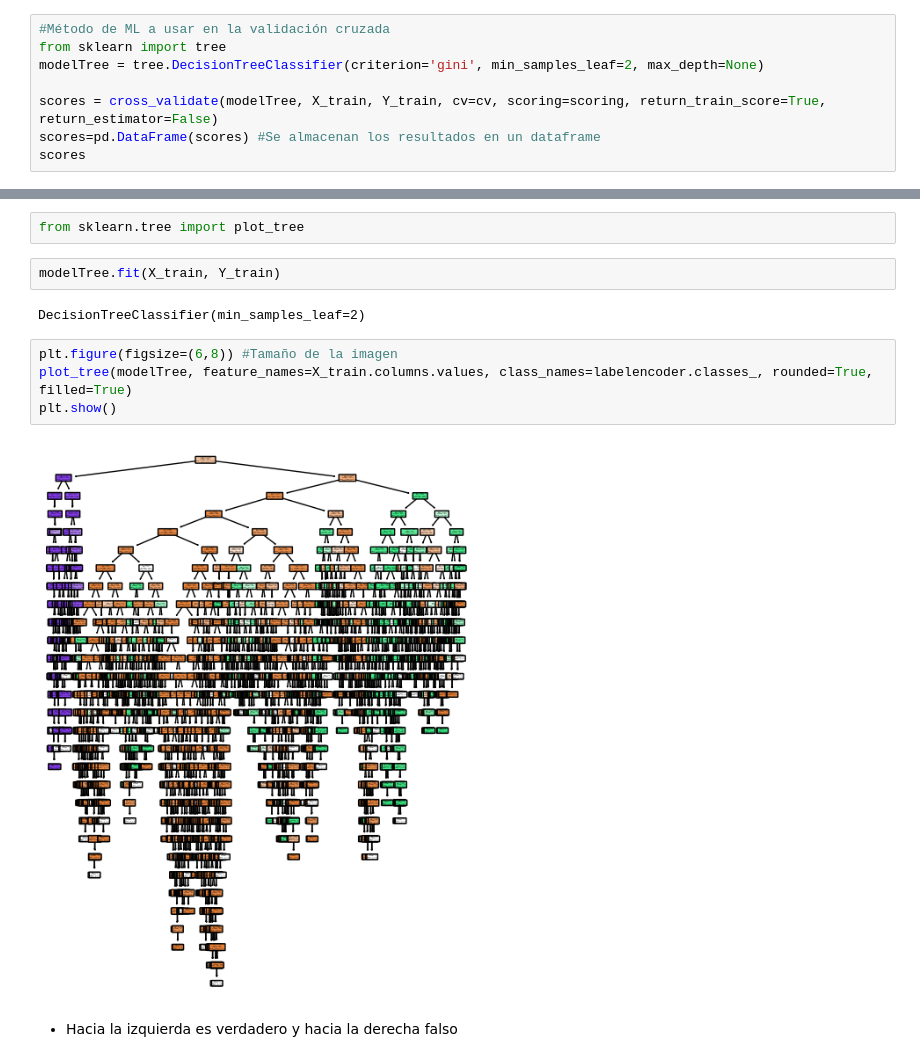
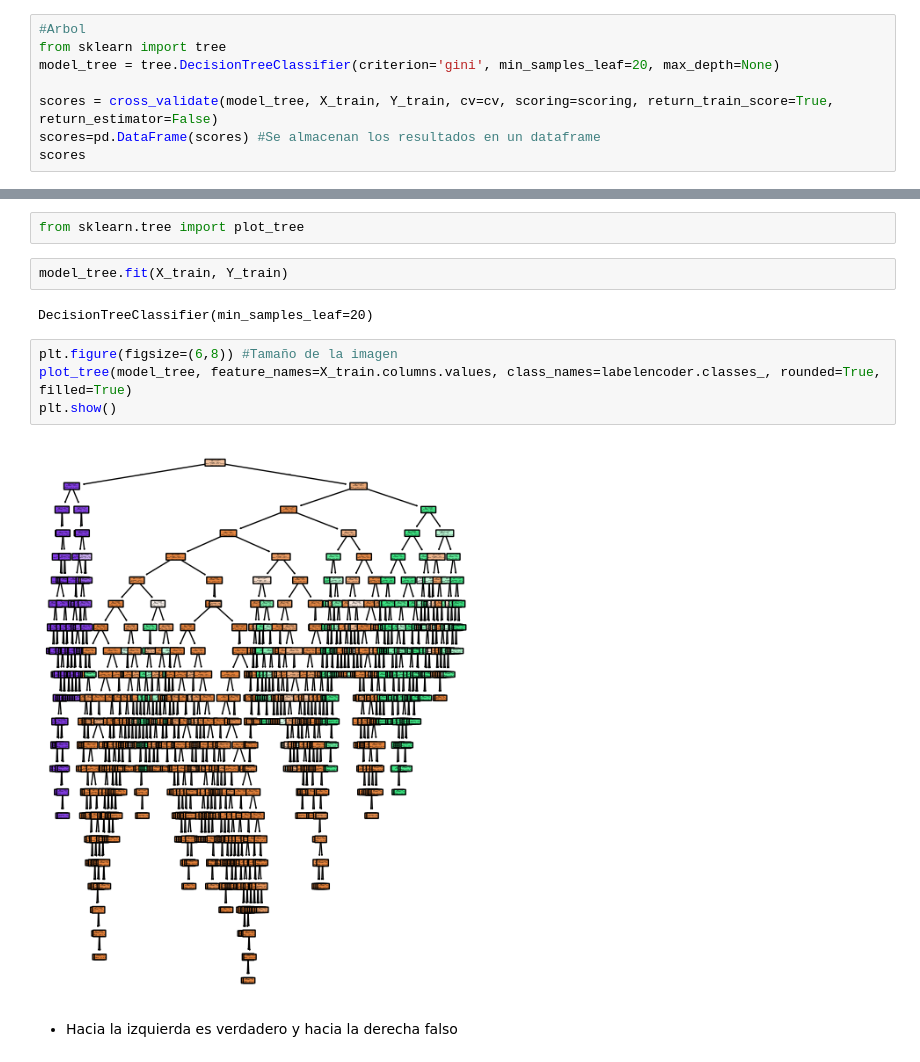
Before and after one commit to IvanTangZhu19/AstronomIA, a Jupyter notebook: notebooks/AstronomIA_Modelos.ipynb, the cells around one changed output, grey strips where cells are left out. Saved outputs shown, nothing was run; the diff lists cells and outputs as text.

Commit message:
feat: Modelos optimizados

```diff
--- a/notebooks/AstronomIA_Modelos.ipynb
+++ b/notebooks/AstronomIA_Modelos.ipynb
@@ -186,11 +168,11 @@ cv=StratifiedKFold(n_splits=10, shuffle=True, random_state=42)
 ### **Tree**
 Transformacion: Discretizar, el algoritmo es capaz de hacerlo por si mismo. **No se normaliza**
 # %%
-#Método de ML a usar en la validación cruzada
+#Arbol
 from sklearn import tree
-modelTree = tree.DecisionTreeClassifier(criterion='gini', min_samples_leaf=2, max_depth=None)
+model_tree = tree.DecisionTreeClassifier(criterion='gini', min_samples_leaf=20, max_depth=None)
 
-scores = cross_validate(modelTree, X_train, Y_train, cv=cv, scoring=scoring, return_train_score=True, return_estimator=False)
+scores = cross_validate(model_tree, X_train, Y_train, cv=cv, scoring=scoring, return_train_score=True, return_estimator=False)
 scores=pd.DataFrame(scores) #Se almacenan los resultados en un dataframe
 scores
 # %% [output]
@@ -240,15 +222,15 @@ comparacion_CV
 # %%
 from sklearn.tree import plot_tree
 # %%
-modelTree.fit(X_train, Y_train)
+model_tree.fit(X_train, Y_train)
 # %% [output]
-DecisionTreeClassifier(min_samples_leaf=2)
+DecisionTreeClassifier(min_samples_leaf=20)
 # %%
 plt.figure(figsize=(6,8)) #Tamaño de la imagen
-plot_tree(modelTree, feature_names=X_train.columns.values, class_names=labelencoder.classes_, rounded=True, filled=True)
+plot_tree(model_tree, feature_names=X_train.columns.values, class_names=labelencoder.classes_, rounded=True, filled=True)
 plt.show()
 # %% [output]
-[figure, old version]
+[figure, new version]
 # %% [markdown]
 - Hacia la izquierda es verdadero y hacia la derecha falso
 # %% [markdown]
```
Also changed, not shown: parts of 76 cells of this notebook.
